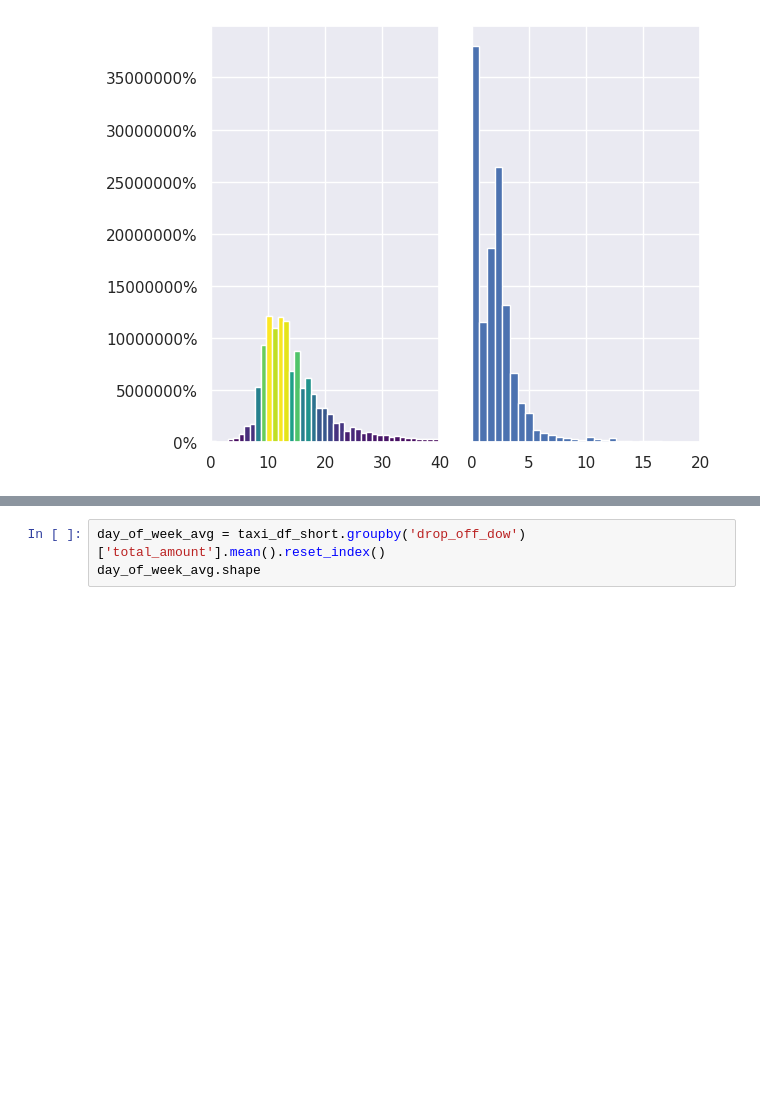
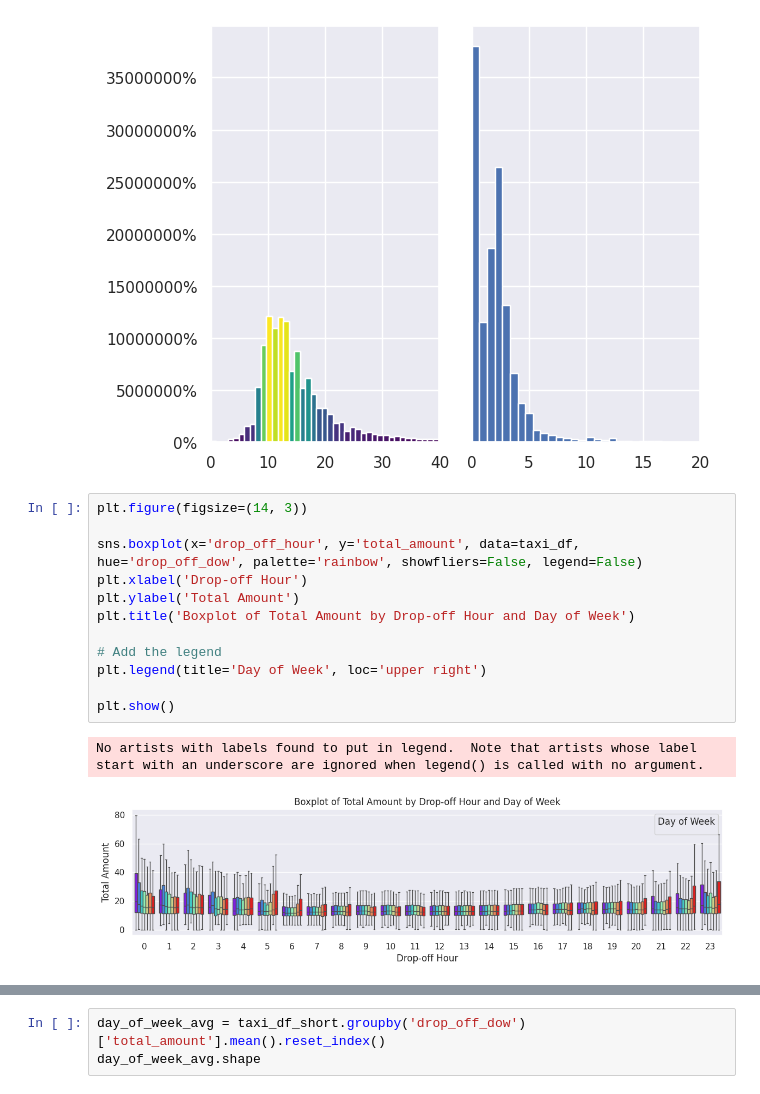
Before and after one commit to inner-outer-space/de-zoomcamp-2024, a Jupyter notebook: week_1_basics_n_setup/docker_sql/data-viz.ipynb, the cells around one changed output, grey strips where cells are left out. Cells and saved outputs as stored; diff of their text form; blank space fills up the shorter version.

```diff
--- a/week_1_basics_n_setup/docker_sql/data-viz.ipynb
+++ b/week_1_basics_n_setup/docker_sql/data-viz.ipynb
@@ -183,3 +224,18 @@ axs[1].hist(dist1, bins=n_bins, density=True)
 axs[1].yaxis.set_major_formatter(PercentFormatter(xmax=1))
 # %% [output]
 [figure]
+# %%
+plt.figure(figsize=(14, 3))
+
+sns.boxplot(x='drop_off_hour', y='total_amount', data=taxi_df, hue='drop_off_dow', palette='rainbow', showfliers=False, legend=False)
+plt.xlabel('Drop-off Hour')
+plt.ylabel('Total Amount')
+plt.title('Boxplot of Total Amount by Drop-off Hour and Day of Week')
+
+# Add the legend
+plt.legend(title='Day of Week', loc='upper right')
+
+plt.show()
+# %% [output]
+No artists with labels found to put in legend.  Note that artists whose label start with an underscore are ignored when legend() is called with no argument.
+[figure, added]
```
Also changed, not shown: parts of 7 cells of this notebook, 1 other file.
